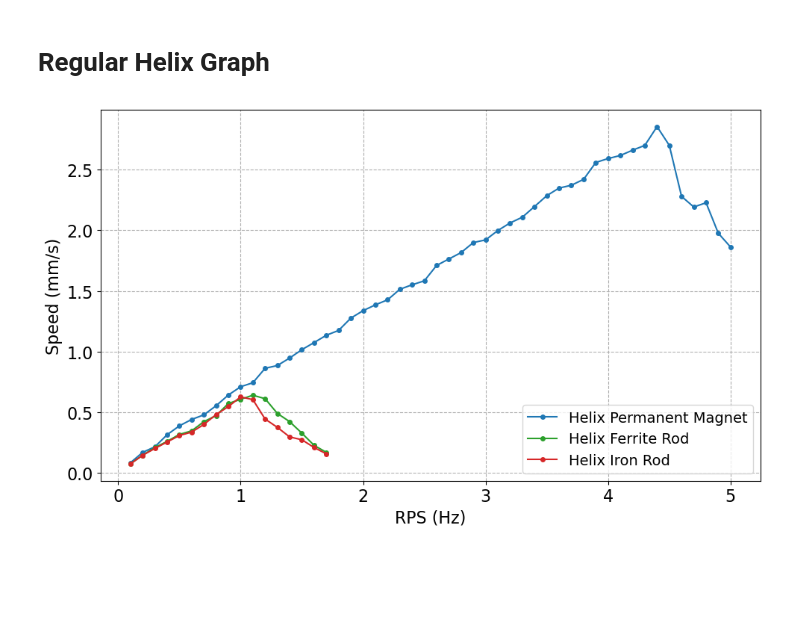
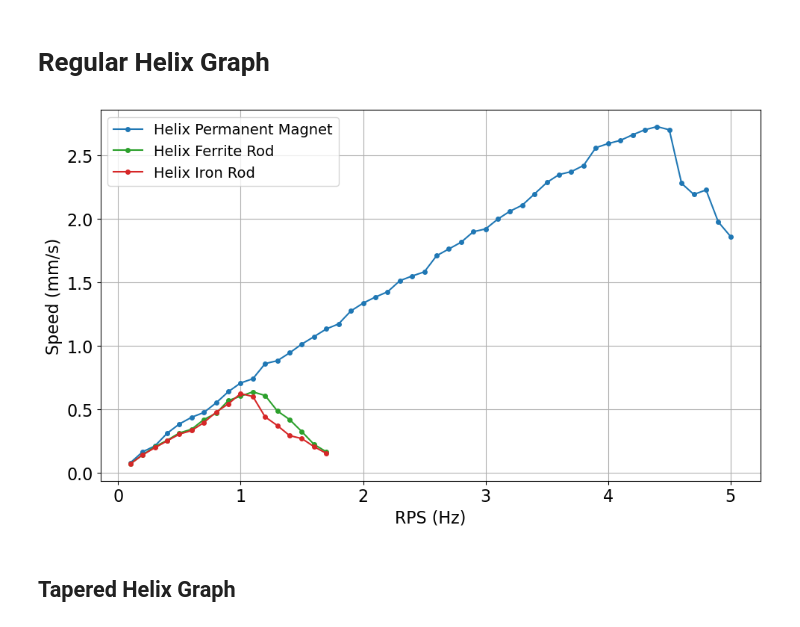
Before and after one commit to joostwijn/Rotating_Magnetic_Setup, a Jupyter notebook: 3. Magnets/Images_Optimization.ipynb, the cells around one changed output. Saved outputs shown, nothing was run; the diff lists cells and outputs as text; code cells hidden in the pictures; blank space fills up the shorter version.

```diff
--- a/3. Magnets/Images_Optimization.ipynb
+++ b/3. Magnets/Images_Optimization.ipynb
@@ -829,7 +863,7 @@ SPEED_PM_REG = [0.0800, 0.1658, 0.2122, 0.3118, 0.3852, 0.4380, 0.4760, 0.5516,
  0.7413, 0.8606, 0.8834, 0.9452, 1.0145, 1.0734, 1.1338, 1.1732, 1.2752, 1.3367,
  1.3847, 1.4263, 1.5133, 1.5506, 1.5830, 1.7103, 1.7634, 1.8165, 1.8993, 1.9212,
  1.9988, 2.0614, 2.1088, 2.1973, 2.2868, 2.3496, 2.3725, 2.4213, 2.5608, 2.5934,
- 2.6185, 2.6624, 2.7020, 2.8571, 2.7020, 2.2805, 2.1930, 2.2282, 1.9763, 1.8622]
+ 2.6185, 2.6624, 2.7020, 2.7271, 2.7020, 2.2805, 2.1930, 2.2282, 1.9763, 1.8622]
 
 # Ferrite rod in regular helix
 RPS_FER_REG = [0.1, 0.2, 0.3, 0.4, 0.5, 0.6, 0.7, 0.8, 0.9, 1.0,
@@ -844,31 +878,48 @@ RPS_PI_REG = [0.1, 0.2, 0.3, 0.4, 0.5, 0.6, 0.7, 0.8, 0.9, 1.0,
 
 SPEED_PI_REG = [0.0707, 0.1422, 0.1982, 0.2519, 0.3052, 0.3336, 0.3965, 0.4785, 0.5441, 0.6246,
  0.6017, 0.4413, 0.3727, 0.2939, 0.2703, 0.2062, 0.1538]
+
+#-------------------------------------------------------------------
+RPS_PM_REG_THEORETHICAL = [0.1, 0.2, 0.3, 0.4, 0.5, 0.6, 0.7, 0.8, 0.9, 1.0,
+ 1.1, 1.2, 1.3, 1.4, 1.5, 1.6, 1.7, 1.8, 1.9, 2.0,
+ 2.1, 2.2, 2.3, 2.4, 2.5, 2.6, 2.7, 2.8, 2.9, 3.0,
+ 3.1, 3.2, 3.3, 3.4, 3.5, 3.6, 3.7, 3.8, 3.9, 4.0,
+ 4.1, 4.2, 4.3, 4.4, 4.5]
+
+# Define your function
+def my_function(x):
+    return x  # Replace with your actual logic
+
+# Apply the function to each value in the list
+results = [my_function(rps) for rps in RPS_PM_REG_THEORETHICAL]
 # %%
 plt.rcParams.update({
     "font.size": 14,         # default text size
     "axes.titlesize": 16,    # axes title
     "axes.labelsize": 16,    # x and y labels
     "xtick.labelsize": 16,   # tick labels
     "ytick.labelsize": 16,
     "legend.fontsize": 14,
 })
 
 plt.figure(figsize=(10, 6))
 
 # Plots with labels
 plt.plot(RPS_PM_REG,      SPEED_PM_REG,      marker='o', markersize=4, linestyle='-', color="tab:blue",   label="Helix Permanent Magnet")
 plt.plot(RPS_FER_REG,      SPEED_FER_REG,      marker='o', markersize=4, linestyle='-', color="tab:green", label="Helix Ferrite Rod")
 plt.plot(RPS_PI_REG,      SPEED_PI_REG,   marker='o', markersize=4, linestyle='-', color="tab:red",  label="Helix Iron Rod")
+#plt.plot(RPS_PM_REG_THEORETHICAL,      results, linestyle='--', color="tab:blue",  label="Theorethical Helix Permanent Magnet")
 
 # Log scale & labels
 plt.xlabel("RPS (Hz)")
 plt.ylabel("Speed (mm/s)")
 
 # Grid and legend
-plt.grid(True, which="both", ls="--")
-plt.legend(loc="lower right", ncol=1)
+plt.grid(True, which="both", ls="-")
+plt.legend(loc="upper left", ncol=1)
 plt.tight_layout()
 plt.show()
 # %% [output]
-[figure, old version]
+[figure, new version]
+# %% [markdown]
+## Tapered Helix Graph
```
Also changed, not shown: parts of 10 cells of this notebook.
